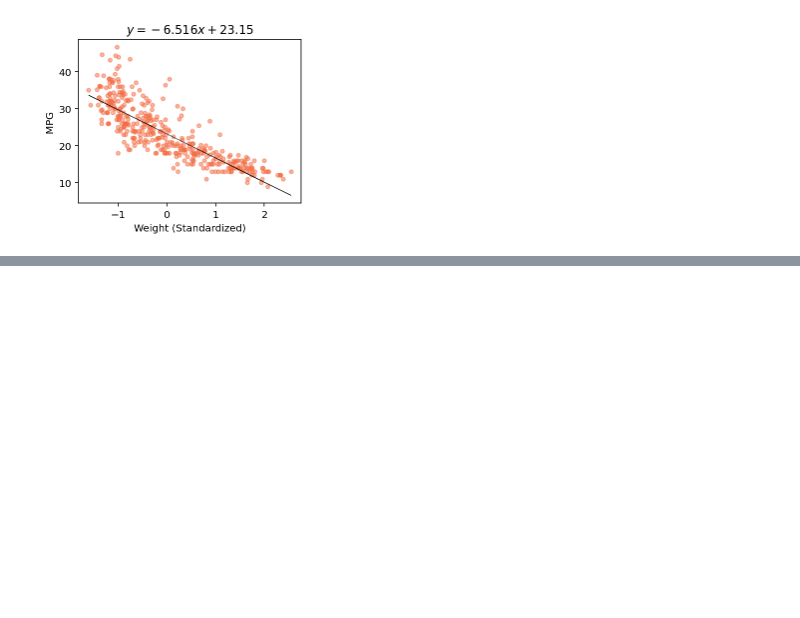
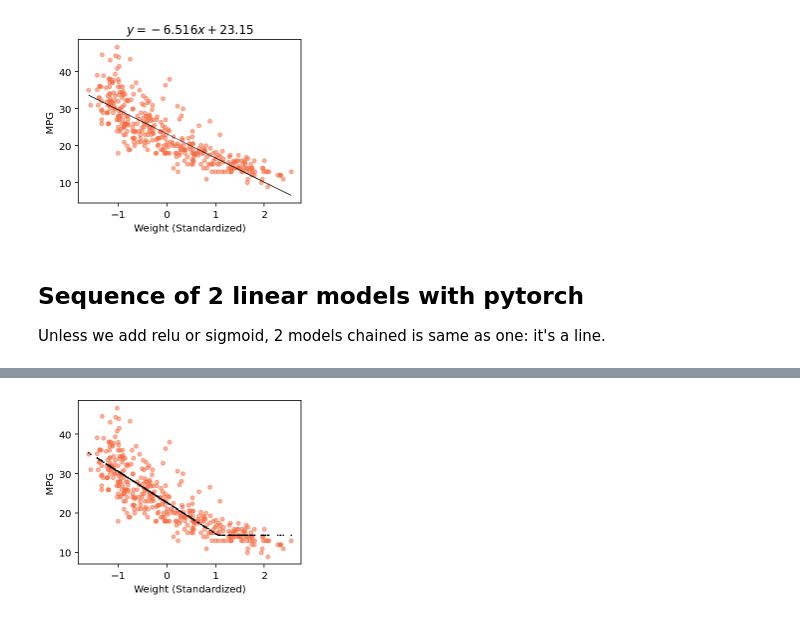
Before and after one commit to parrt/fundamentals-of-deep-learning, a Jupyter notebook: notebooks/cars.ipynb, the cells around one changed output, grey strips where cells are left out. Cells and saved outputs as stored; diff of their text form; code cells hidden in the pictures; blank space fills up the shorter version.

```diff
--- a/notebooks/cars.ipynb
+++ b/notebooks/cars.ipynb
@@ -320,3 +320,56 @@ Epoch  60 MSE loss       19.040 MAE     3.37
 Epoch  70 MSE loss       18.746 MAE     3.28
 LAST      MSE loss       18.746 MAE     3.28
 [figure]
+# %% [markdown]
+## Sequence of 2 linear models with pytorch
+
+Unless we add relu or sigmoid, 2 models chained is same as one: it's a line.
+# %%
+def show(model, X=df_cars.WGT, Y=df_cars.MPG):
+    fig, ax = plt.subplots(figsize=(4,3))
+
+    ax.scatter(X, Y, s=15, color='#F46C43', alpha=.5)
+    ax.scatter(X, model(X), lw=.5, color='black', s=1)
+    if sum(X)/len(X)<1.0:
+        ax.set_xlabel("Weight (Standardized)")
+    else:
+        ax.set_xlabel("Weight")
+    ax.set_ylabel("MPG")
+
+    plt.show()
+# %%
+dtype=torch.float
+n = len(df_cars)
+X = torch.tensor(df_cars.WGT, dtype=dtype).reshape(n,1)
+Y = torch.tensor(df_cars.MPG, dtype=dtype).reshape(n,1)
+X = torch.tensor(StandardScaler().fit_transform(X), dtype=dtype)
+
+model = nn.Sequential(
+    nn.Linear(1, 1), # each instance has 1 value, spit out 1 values
+    nn.ReLU(),       # add nonlinearity
+    nn.Linear(1, 1)
+)
+
+learning_rate = 2.1
+optimizer = torch.optim.Adam(model.parameters(), lr=learning_rate)
+nepochs=100
+for epoch in range(nepochs+1):
+    with tsensor.clarify():
+        y_pred = model(X)
+    loss = torch.mean((y_pred - Y)**2)
+    if epoch % 10 == 0:
+        with torch.no_grad():
+            mae = torch.mean(torch.abs(y_pred - Y))
+            print(f"Epoch {epoch:3d} MSE loss {loss:12.3f} MAE {mae:8.2f}")
+
+    # Backprop to compute gradients of w1, w2, ... with respect to loss
+    optimizer.zero_grad()
+    loss.backward() # autograd computes w1.grad, b1.grad, ...
+    optimizer.step()
+# m = model.weight.detach().item()
+# b = model.bias.detach().item()
+print(f"LAST      MSE loss {loss:12.3f} MAE {mae:8.2f}")
+
+with torch.no_grad():
+    show(model, X=X, Y=df_cars.MPG)
+# %% [output]
@@ -322,0 +388 @@ LAST      MSE loss       18.746 MAE     3.28
+[figure, added]
```
Also changed, not shown: parts of 3 cells of this notebook.
